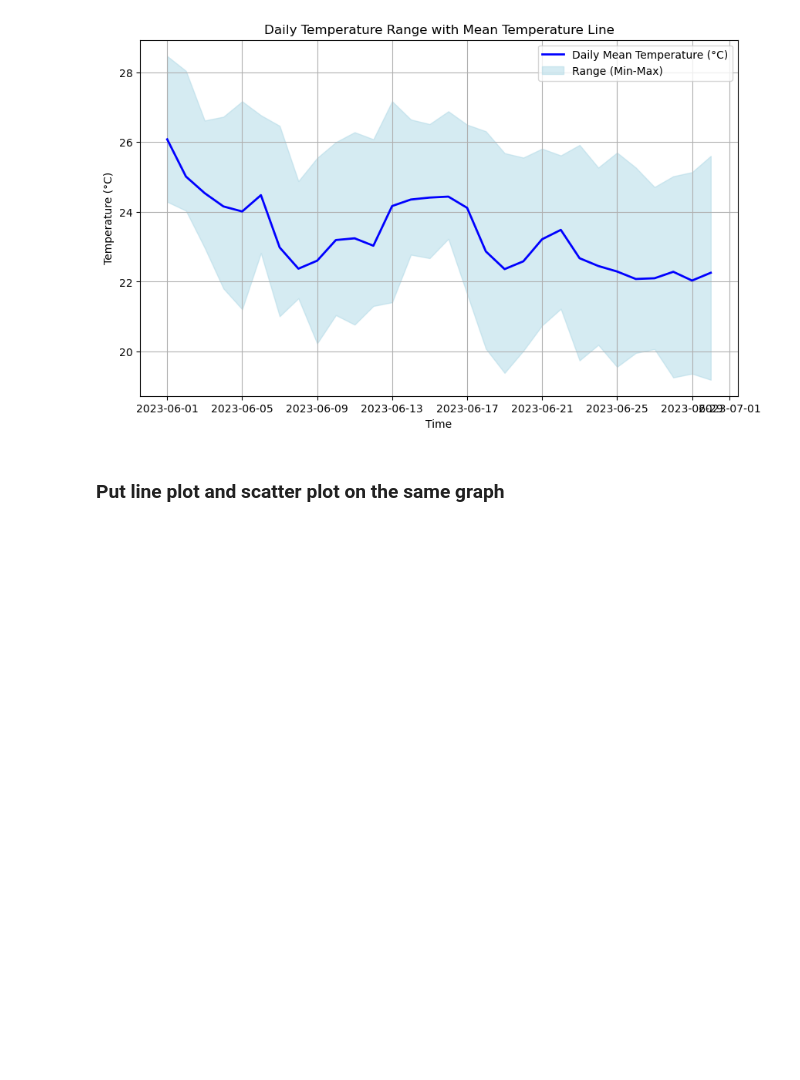
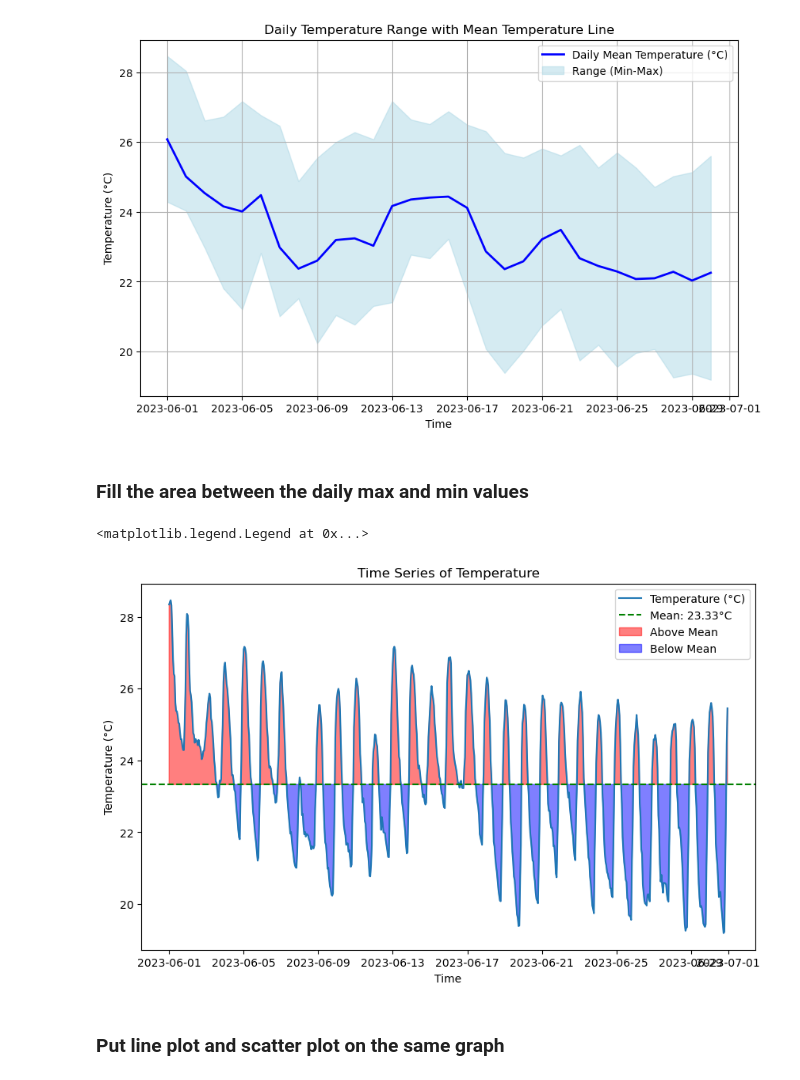
Before and after one commit to achmadrifani/fiji-training-2024, a Jupyter notebook: notebooks/day_06/03_Time_series_plotting.ipynb, the cells around one changed output. Cells and saved outputs as stored; diff of their text form; code cells hidden in the pictures; blank space fills up the shorter version.

```diff
--- a/notebooks/day_06/03_Time_series_plotting.ipynb
+++ b/notebooks/day_06/03_Time_series_plotting.ipynb
@@ -190,6 +211,29 @@ plt.grid(True)
 plt.show()
 # %% [output]
 [figure]
+# %% [markdown]
+### Fill the area between the daily max and min values
+# %%
+mean_temp = df['t2m_C'].mean()
+plt.figure(figsize=(10, 6))
+plt.plot(df.index, df['t2m_C'], label='Temperature (°C)')
+plt.xlabel('Time')
+plt.ylabel('Temperature (°C)')
+plt.title('Time Series of Temperature')
+
+# Adding a reference line for the mean value
+plt.axhline(mean_temp, color='green', linestyle='--', label=f'Mean: {mean_temp:.2f}°C')
+
+# Filling area above and below the mean with different colors
+plt.fill_between(df.index, df['t2m_C'], mean_temp, where=(df['t2m_C'] >= mean_temp),
+                 interpolate=True, color='red', alpha=0.5, label='Above Mean')
+plt.fill_between(df.index, df['t2m_C'], mean_temp, where=(df['t2m_C'] < mean_temp),
+                 interpolate=True, color='blue', alpha=0.5, label='Below Mean')
+
+plt.legend()
+# %% [output]
+<matplotlib.legend.Legend at 0x...>
+[figure, added]
 # %% [markdown]
 ### Put line plot and scatter plot on the same graph
 # %%
```
Also changed, not shown: parts of 4 cells of this notebook, 1 other file.
